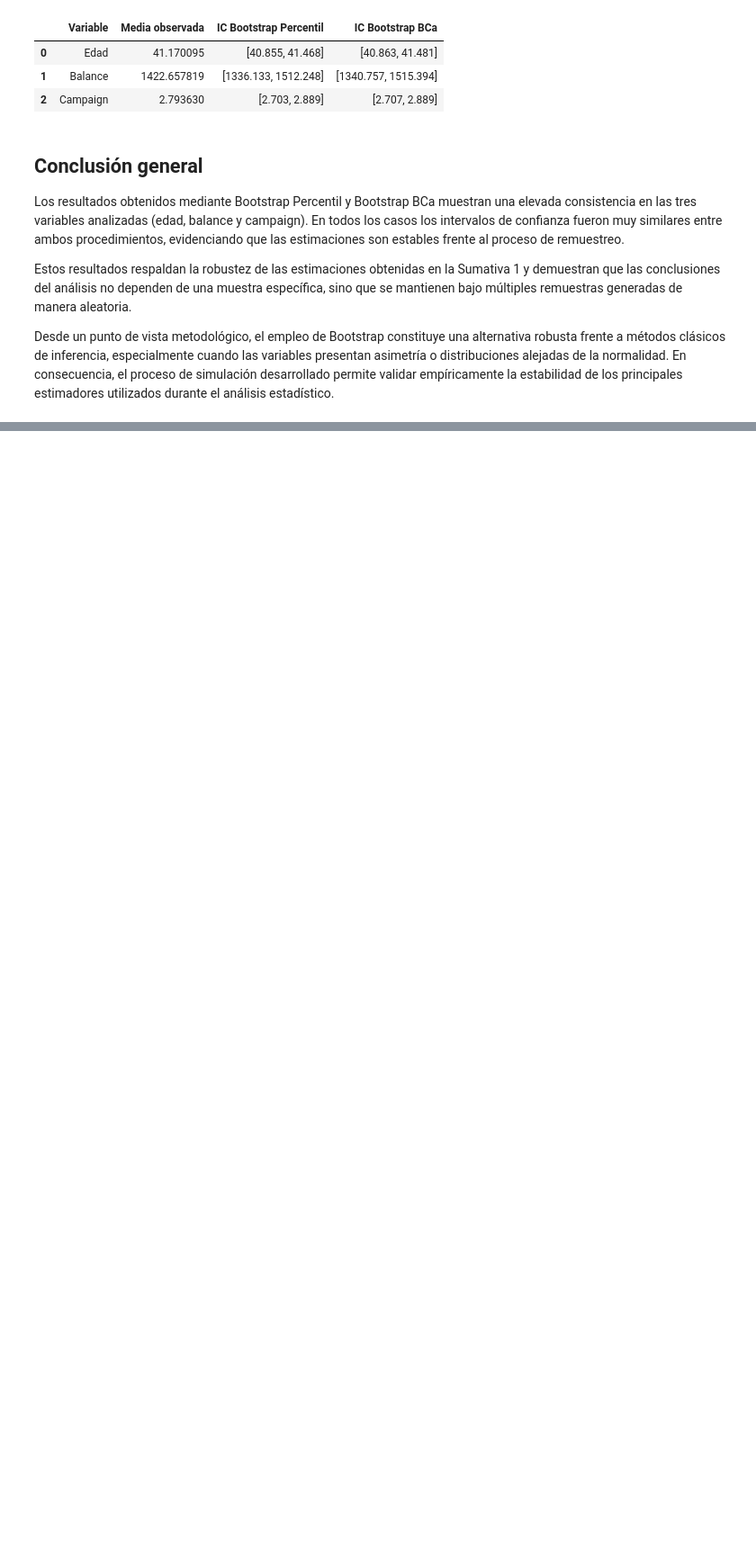
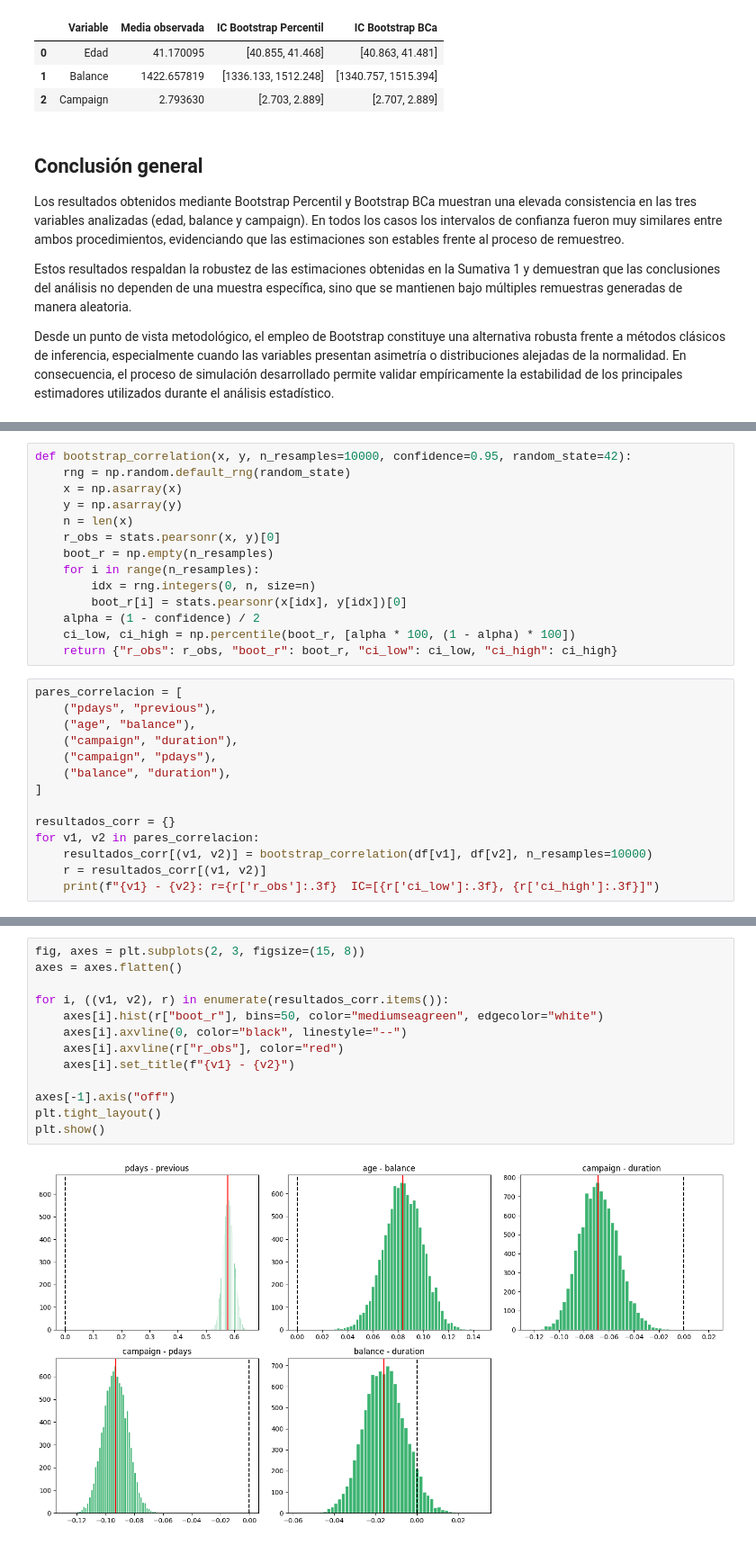
Before and after one commit to leofer23/formativa1-bank-marketing, a Jupyter notebook: S2/Sumativa_Fase3_Remuestreo_Simulacion.ipynb, the cells around one changed output, grey strips where cells are left out. Shown at 90% size. Saved outputs shown, nothing was run; the diff lists cells and outputs as text; blank space fills up the shorter version.

```diff
--- a/S2/Sumativa_Fase3_Remuestreo_Simulacion.ipynb
+++ b/S2/Sumativa_Fase3_Remuestreo_Simulacion.ipynb
@@ -674,0 +738,28 @@ Desde un punto de vista metodológico, el empleo de Bootstrap constituye una alt
+# %%
+def bootstrap_correlation(x, y, n_resamples=10000, confidence=0.95, random_state=42):
+    rng = np.random.default_rng(random_state)
+    x = np.asarray(x)
+    y = np.asarray(y)
+    n = len(x)
+    r_obs = stats.pearsonr(x, y)[0]
+    boot_r = np.empty(n_resamples)
+    for i in range(n_resamples):
+        idx = rng.integers(0, n, size=n)
+        boot_r[i] = stats.pearsonr(x[idx], y[idx])[0]
+    alpha = (1 - confidence) / 2
+    ci_low, ci_high = np.percentile(boot_r, [alpha * 100, (1 - alpha) * 100])
+    return {"r_obs": r_obs, "boot_r": boot_r, "ci_low": ci_low, "ci_high": ci_high}
+# %%
+pares_correlacion = [
+    ("pdays", "previous"),
+    ("age", "balance"),
+    ("campaign", "duration"),
+    ("campaign", "pdays"),
+    ("balance", "duration"),
+]
+
+resultados_corr = {}
+for v1, v2 in pares_correlacion:
+    resultados_corr[(v1, v2)] = bootstrap_correlation(df[v1], df[v2], n_resamples=10000)
+    r = resultados_corr[(v1, v2)]
+    print(f"{v1} - {v2}: r={r['r_obs']:.3f}  IC=[{r['ci_low']:.3f}, {r['ci_high']:.3f}]")
@@ -674,0 +772,15 @@ Desde un punto de vista metodológico, el empleo de Bootstrap constituye una alt
+# %%
+fig, axes = plt.subplots(2, 3, figsize=(15, 8))
+axes = axes.flatten()
+
+for i, ((v1, v2), r) in enumerate(resultados_corr.items()):
+    axes[i].hist(r["boot_r"], bins=50, color="mediumseagreen", edgecolor="white")
+    axes[i].axvline(0, color="black", linestyle="--")
+    axes[i].axvline(r["r_obs"], color="red")
+    axes[i].set_title(f"{v1} - {v2}")
+
+axes[-1].axis("off")
+plt.tight_layout()
+plt.show()
+# %% [output]
+[figure, added]
```
Also changed, not shown: parts of 32 cells of this notebook, 1 other file.
